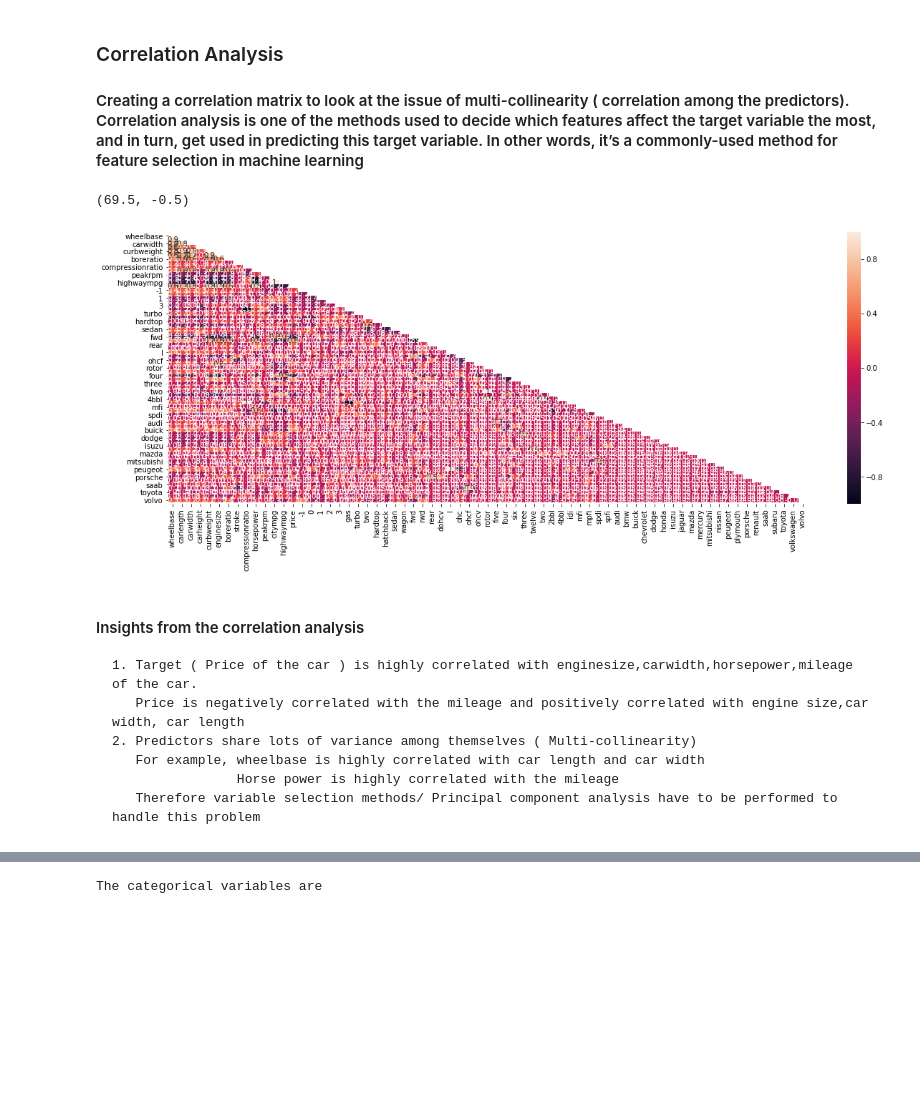
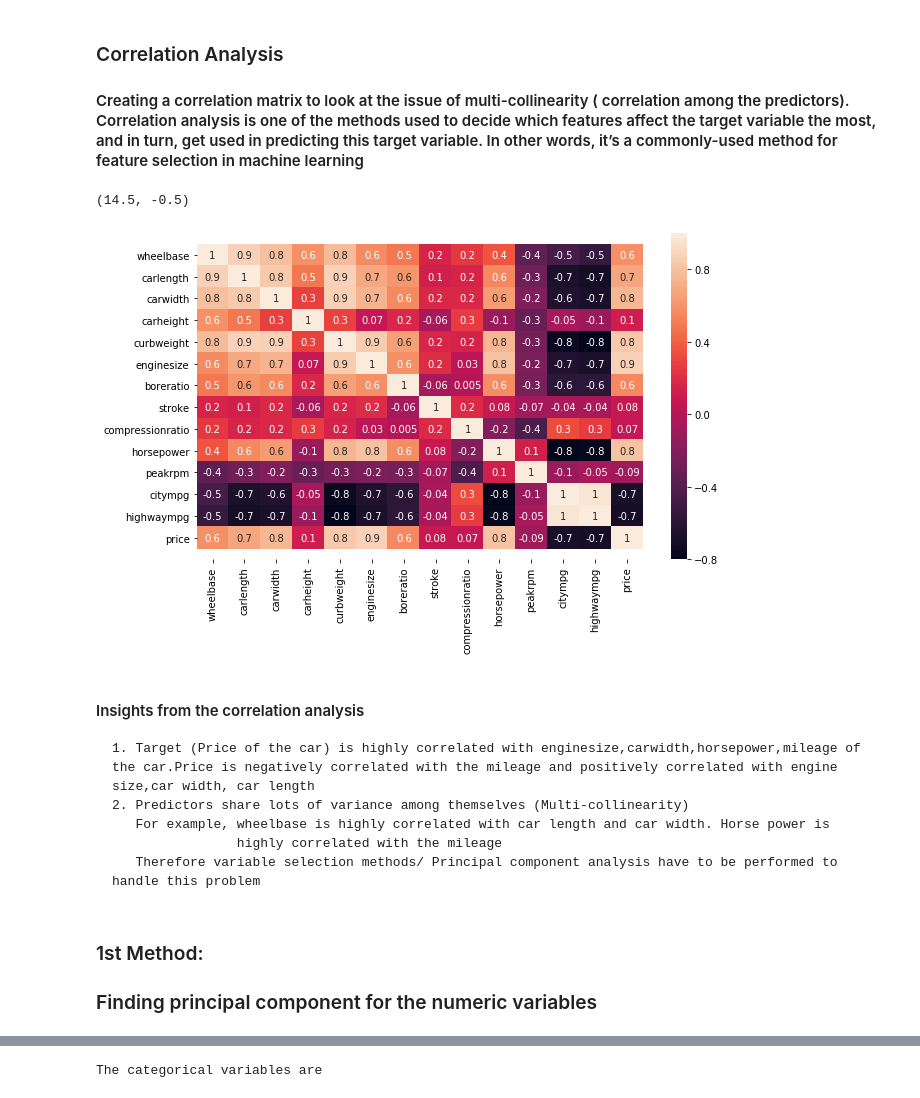
Before and after one commit to HarishPatlolla/Car-price-prediction-using--Ridge-Regression---Lasso-Regression--OLS, a Jupyter notebook: Multiple_Linear_Regression_github.ipynb, the cells around one changed output, grey strips where cells are left out. Drawn from its saved outputs; the diff is of its cells as text; code cells hidden in the pictures; blank space fills up the shorter version.

```diff
--- a/Multiple_Linear_Regression_github.ipynb
+++ b/Multiple_Linear_Regression_github.ipynb
@@ -114,5 +122,5 @@ car_price_data.drop(columns=['car_ID'],inplace=True)
 car_price_data['symboling']=car_price_data['symboling'].astype('object')
 
 #splitting the columns into numerical and categorical columns
-numeric_cols=car_price_data.select_dtypes(include=['int64','float64']).columns
+numeric_cols_data=car_price_data.select_dtypes(include=['int64','float64'])
 # %% [markdown]
@@ -191,19 +168,20 @@ Most of the variables look like normally distributed. The variables are not skew
 
 #### Creating a correlation matrix to look at the issue of multi-collinearity ( correlation among the predictors). Correlation analysis is one of the methods used to decide which features affect the target variable the most, and in turn, get used in predicting this target variable. In other words, it’s a commonly-used method for feature selection in machine learning
 # %%
-plt.figure(figsize = (20,7))
-Matrix = np.triu(car_price_data.corr())
-ax=sns.heatmap(car_price_data.corr(), annot=True,fmt='.1g',mask=Matrix)
+plt.figure(figsize = (10,6))
+ax=sns.heatmap(numeric_cols_data.corr(), annot=True,fmt='.1g')
 bottom, top = ax.get_ylim()
 ax.set_ylim(bottom + 1, top -1)
 # %% [output]
-(69.5, -0.5)
+(14.5, -0.5)
-[figure, old version]
+[figure, new version]
 # %% [markdown]
 #### Insights from the correlation analysis
-    1. Target ( Price of the car ) is highly correlated with enginesize,carwidth,horsepower,mileage of the car.
-       Price is negatively correlated with the mileage and positively correlated with engine size,car width, car length
-    2. Predictors share lots of variance among themselves ( Multi-collinearity)
-       For example, wheelbase is highly correlated with car length and car width
-                    Horse power is highly correlated with the mileage
+    1. Target (Price of the car) is highly correlated with enginesize,carwidth,horsepower,mileage of the car.Price is negatively correlated with the mileage and positively correlated with engine size,car width, car length
+    2. Predictors share lots of variance among themselves (Multi-collinearity)
+       For example, wheelbase is highly correlated with car length and car width. Horse power is
+                    highly correlated with the mileage
        Therefore variable selection methods/ Principal component analysis have to be performed to handle this problem
+# %% [markdown]
+### 1st Method:
+### Finding principal component for the numeric variables
```
Also changed, not shown: parts of 44 cells of this notebook.
